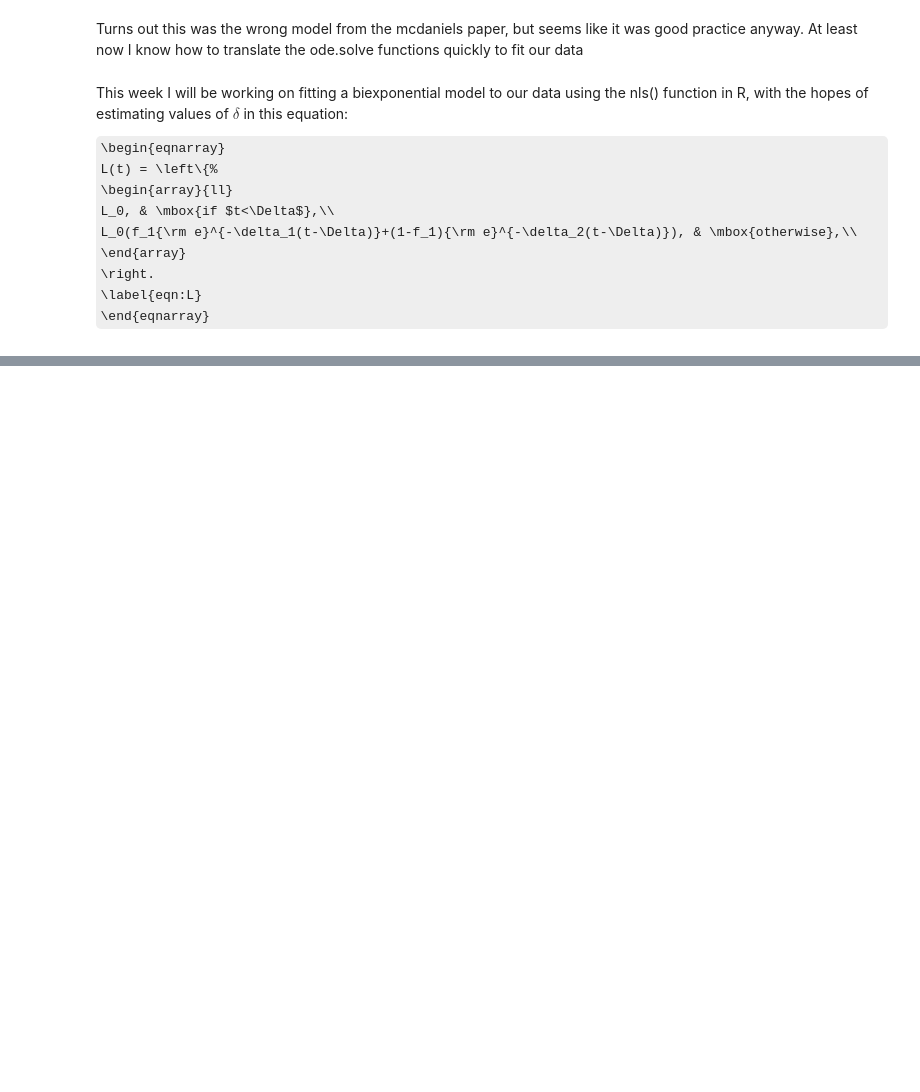
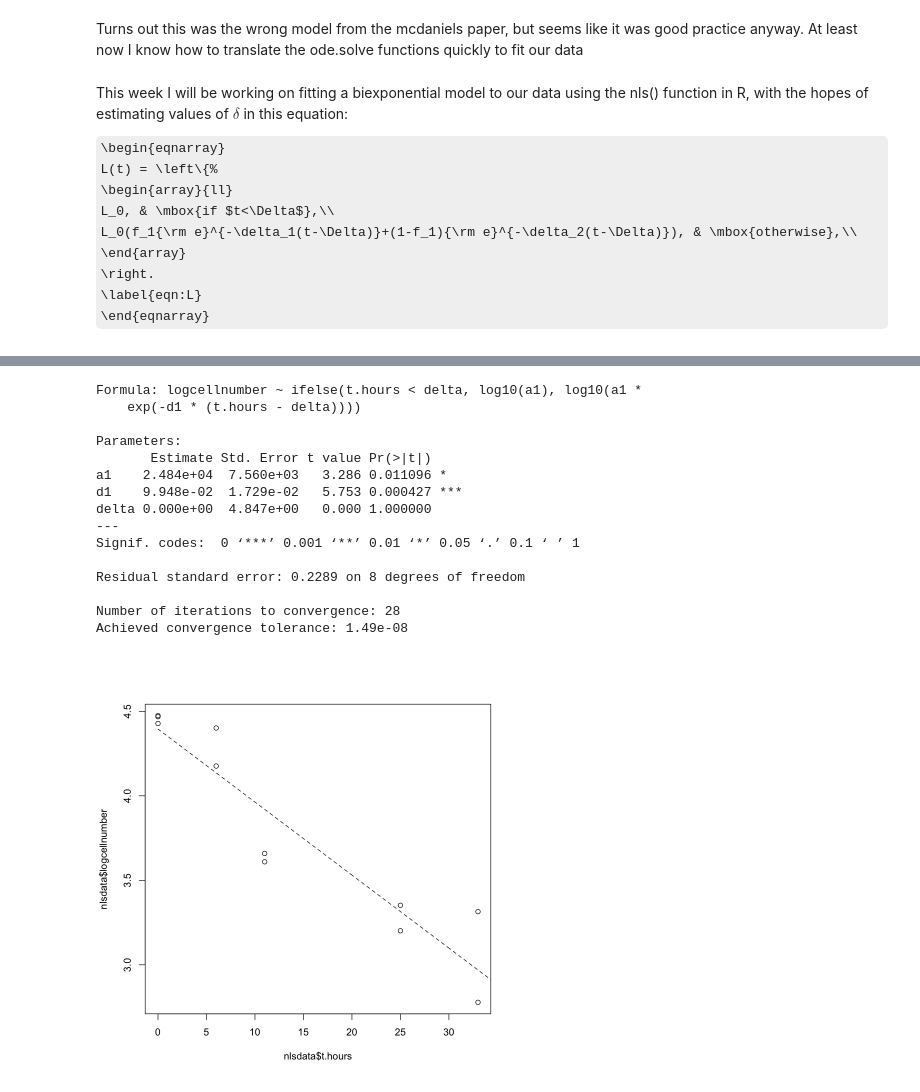
Before and after one commit to alanewing/tcellkineticsproj, a Jupyter notebook: LabJournal.ipynb, the cells around one changed output, grey strips where cells are left out. Cells and saved outputs as stored; diff of their text form; code cells hidden in the pictures; some formulas as TeX source; blank space fills up the shorter version.

```diff
--- a/LabJournal.ipynb
+++ b/LabJournal.ipynb
@@ -245,0 +331,7 @@ ERROR: Error in nls(y ~ lo * (f1 * exp(-d1 * (t - delta)) + (1 - f1) * exp(-d2(t
+# %%
+singexp<- logcellnumber ~ ifelse(t.hours<delta, log10(a1), log10(a1*exp(-d1*(t.hours-delta))))
+nlm4<-nlsLM(singexp ,data=nlsdata, start=list(a1=10^x1, d1=y1 , delta=0), lower=c(-Inf,-Inf,0))
+plot(nlsdata$t.hours, nlsdata$logcellnumber)
+lines(new1$t.hours,predict(nlm4,newdata=new1), lty="dashed")
+summary(nlm4)
+# %% [output]
@@ -245,0 +342,16 @@ ERROR: Error in nls(y ~ lo * (f1 * exp(-d1 * (t - delta)) + (1 - f1) * exp(-d2(t
+Formula: logcellnumber ~ ifelse(t.hours < delta, log10(a1), log10(a1 *
+    exp(-d1 * (t.hours - delta))))
+
+Parameters:
+       Estimate Std. Error t value Pr(>|t|)
+a1    2.484e+04  7.560e+03   3.286 0.011096 *
+d1    9.948e-02  1.729e-02   5.753 0.000427 ***
+delta 0.000e+00  4.847e+00   0.000 1.000000
+---
+Signif. codes:  0 ‘***’ 0.001 ‘**’ 0.01 ‘*’ 0.05 ‘.’ 0.1 ‘ ’ 1
+
+Residual standard error: 0.2289 on 8 degrees of freedom
+
+Number of iterations to convergence: 28
+Achieved convergence tolerance: 1.49e-08
+[figure, added]
```
Also changed, not shown: parts of 9 cells of this notebook.
